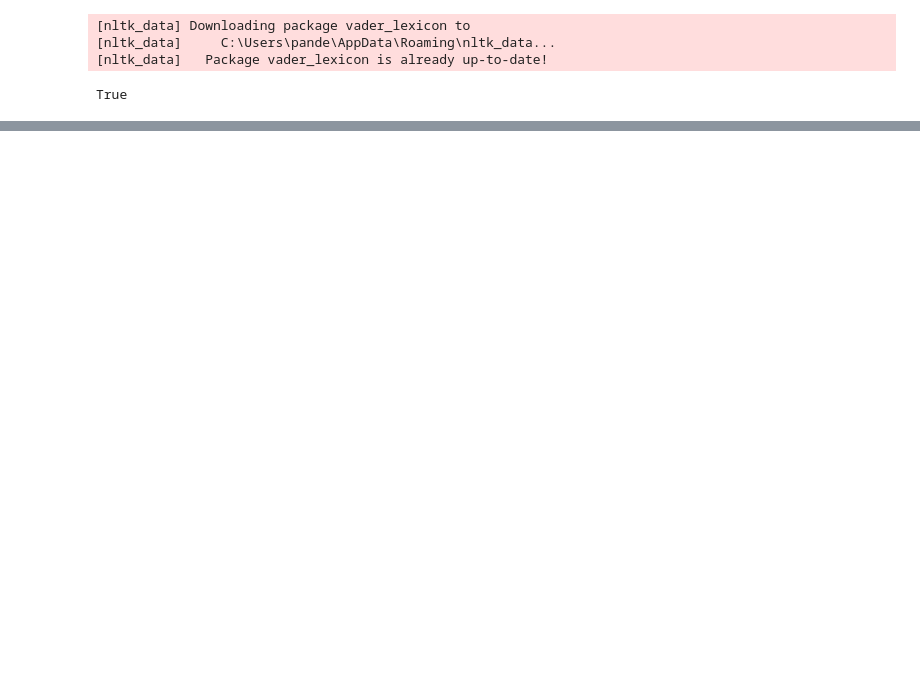
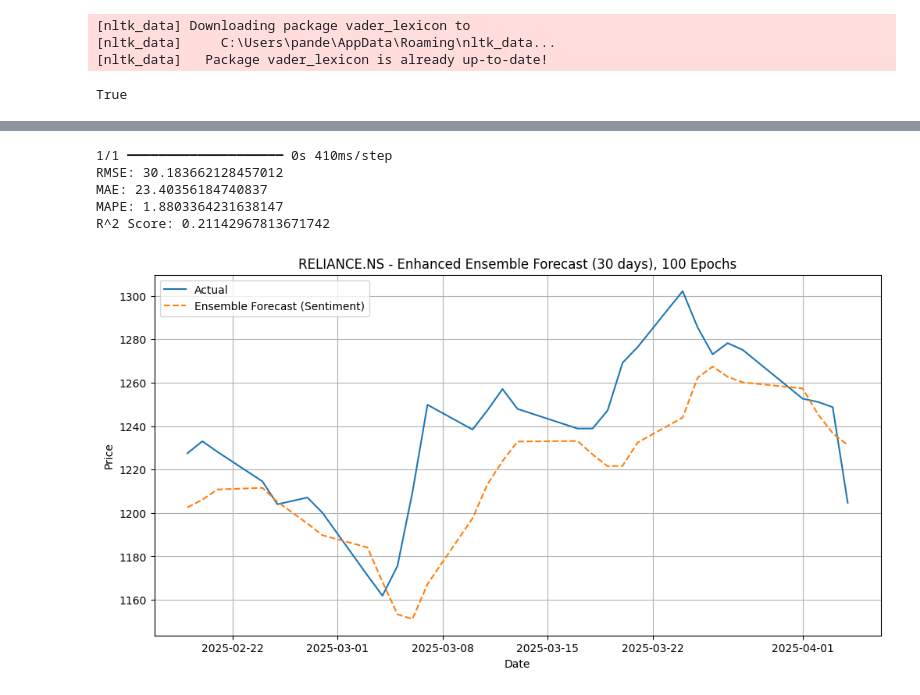
Before and after one commit to TANMAY0704/Final-Sem-Project, a Jupyter notebook: Final/final_model.ipynb, the cells around one changed output, grey strips where cells are left out. Cells and saved outputs as stored; diff of their text form; code cells hidden in the pictures; blank space fills up the shorter version.

```diff
--- a/Final/final_model.ipynb
+++ b/Final/final_model.ipynb
@@ -23,7 +23,7 @@ nltk.download('vader_lexicon')
 True
 # %%
 
-def get_stock_data(ticker):
+def get_stock_data(ticker, start='2020-01-01'):
     # Fetch all available historical data
     data = yf.download(ticker, progress=False)
 
@@ -74,7 +74,7 @@ def train_lstm_model(X_train, y_train,X_test, y_test ,model_name,epoch):
     model = build_stacked_lstm_model((X_train.shape[1], X_train.shape[2]))
     lr_scheduler = ReduceLROnPlateau(monitor='loss', factor=0.5, patience=5, min_lr=3.1250e-05, verbose=1)
     history = model.fit(X_train, y_train, epochs=epoch, batch_size=32,validation_data=(X_test, y_test), verbose=1, callbacks=[lr_scheduler])
-    model.save(f"preduction_forcaste.keras")
+    model.save(f"prediction_forcaste_20201.keras")
     plt.figure(figsize=(10,5))
     plt.plot(history.history['loss'], label='Training Loss')
     plt.plot(history.history['val_loss'], label='Validation Loss')
@@ -108,7 +108,7 @@ def forecast_ensemble(ticker, forecast_days=30, epoch=50):
     X_test, y_test = X[-forecast_days:], y[-forecast_days:]
 
     try:
-        model = load_model(f"preduction_forcaste.keras")
+        model = load_model(f"prediction_forcaste_20201.keras")
     except:
         model = train_lstm_model(X_train, y_train, X_test, y_test, ticker, epoch)
 
@@ -250,0 +206,9 @@ ValueError: all the input arrays must have same number of dimensions, but the ar
+# %%
+forecast_ensemble("RELIANCE.NS",epoch=100)
+# %% [output]
+1/1 ━━━━━━━━━━━━━━━━━━━━ 0s 410ms/step
+RMSE: 30.183662128457012
+MAE: 23.40356184740837
+MAPE: 1.8803364231638147
+R^2 Score: 0.21142967813671742
+[figure, added]
```
Also changed, not shown: parts of 4 cells of this notebook, 21 other files.
